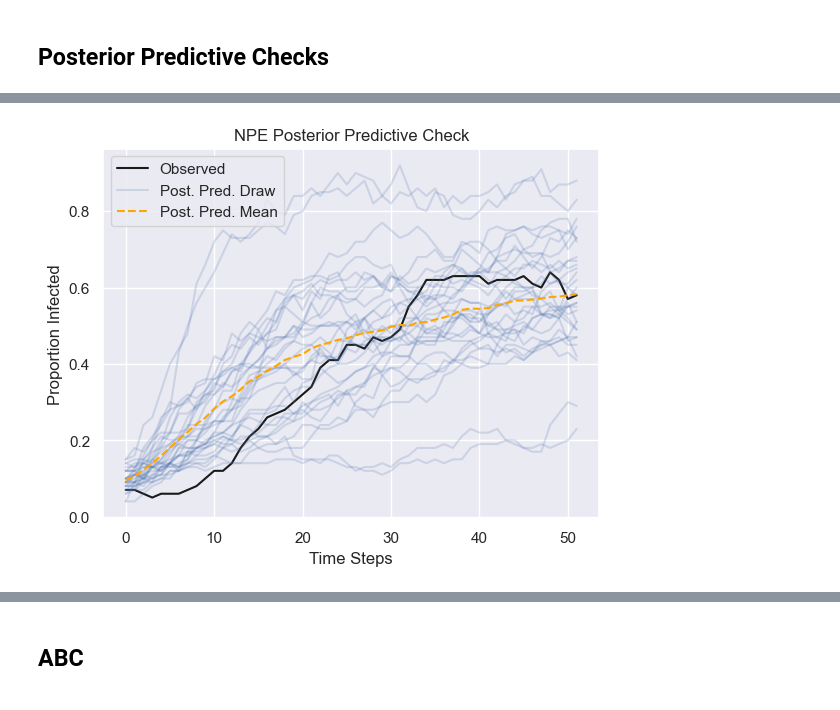
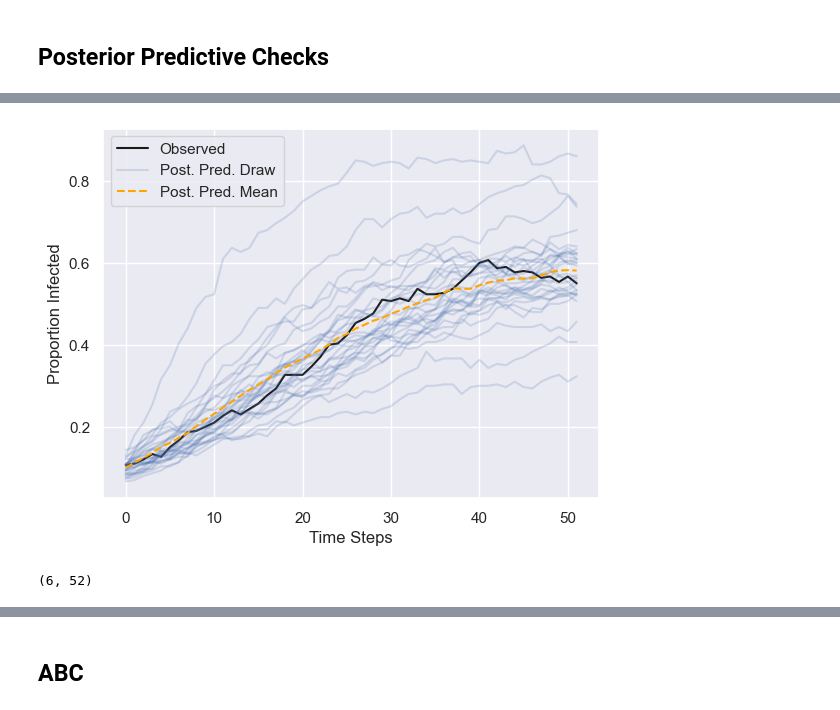
Before and after one commit to epibayes/np-epid, a Jupyter notebook: notebooks/si_sim_het.ipynb, the cells around one changed output, grey strips where cells are left out. Drawn from its saved outputs; the diff is of its cells as text; code cells hidden in the pictures.

```diff
--- a/notebooks/si_sim_het.ipynb
+++ b/notebooks/si_sim_het.ipynb
@@ -109,19 +116,0 @@ plt.show()
-# %%
-# npe_mu = df_npe.groupby("Beta")["mean"].mean().values
-# npe_sigma = df_npe.groupby("Beta")["sd"].mean().values
-
-posterior_mean = np.exp(np.array(npe_mu) + np.array(npe_sigma)**2/2)
-x = np.arange(-9., 3, 0.1)
-fig, axs = plt.subplots(1, 4)
-fig.set_figheight(3)
-fig.set_figwidth(9)
-
-for i in range(4):
-    sns.lineplot(x=x, y=norm.pdf(x, loc = npe_mu[i], scale=npe_sigma[i]),
-                ax=axs[i])
-    sns.lineplot(x=x, y=norm.pdf(x, loc=prior_mu[i], scale=prior_sigma[i]),
-                ax=axs[i])
-    axs[i].axvline(np.log(beta_true[i]), color="red", linestyle="--")
-    # axs[i].axvline(posterior_mean[i], color="k")
-    # axs[i].axvline(prior_mean[i], color="k", linestyle=":")
-plt.show()
@@ -143,26 +127,44 @@ x_o = x_o.unflatten(1, (n_zones+1,T)).squeeze(0)
+# %%
+mu = np.array(df_npe.loc[3]["mu"])
+sigma = np.array(df_npe.loc[3]["sigma"])
 # %%
+neural_posterior = multivariate_normal(mu, sigma)
+K = 30
+npe_sample = np.exp(neural_posterior.rvs(size=K, random_state=2))
+posterior_predictive = np.empty((K, 7, T))
+
+si_model = SIModel(alpha, gamma, beta_true,
+                   heterogeneous, prior_mu, prior_sigma,
+                   N, T, summarize=False, observed_seed=31,
+                   flatten=False)
+x_o = si_model.get_observed_data()
+
 for i in range(K):
     si_model = SIModel(alpha, gamma, npe_sample[i],
-                   n_zones, prior_mu, prior_sigma,
-                   N, T, summarize=False, observed_seed=31)
+                   heterogeneous, prior_mu, prior_sigma,
+                   N, T, summarize=False, observed_seed=31, flatten=False)
+                   # pi = [.2, 1, 1, 1, 1, 1, 1])
     x_rep = si_model.get_observed_data(i)
-    x_rep = x_rep.unflatten(1, (n_zones+1, T)).squeeze(0)
     posterior_predictive[i] =  np.array(x_rep)
 pp_mean = posterior_predictive.mean(0)[0]
 
 labels = ["Post. Pred. Draw"] + [None for _ in range(K-1)]
 I_o = np.array(x_o)[0]
 S_o  = 1 - I_o
 plt.plot(I_o, label="Observed", color="k")
 plt.plot(posterior_predictive[:,0,:].T,
          label=labels, color="b",
          alpha=0.2)
 plt.plot(pp_mean, label="Post. Pred. Mean", linestyle="--",
          color="orange")
 plt.legend()
-plt.title("NPE Posterior Predictive Check")
+# plt.title("NPE Posterior Predictive Check")
 plt.ylabel("Proportion Infected")
 plt.xlabel("Time Steps")
 plt.show()
 # %% [output]
-[figure, old version]
+[figure, new version]
+# %%
+posterior_predictive.mean(0)[:6].shape
+# %% [output]
+(6, 52)
```
Also changed, not shown: parts of 53 cells of this notebook, 5 other files.
